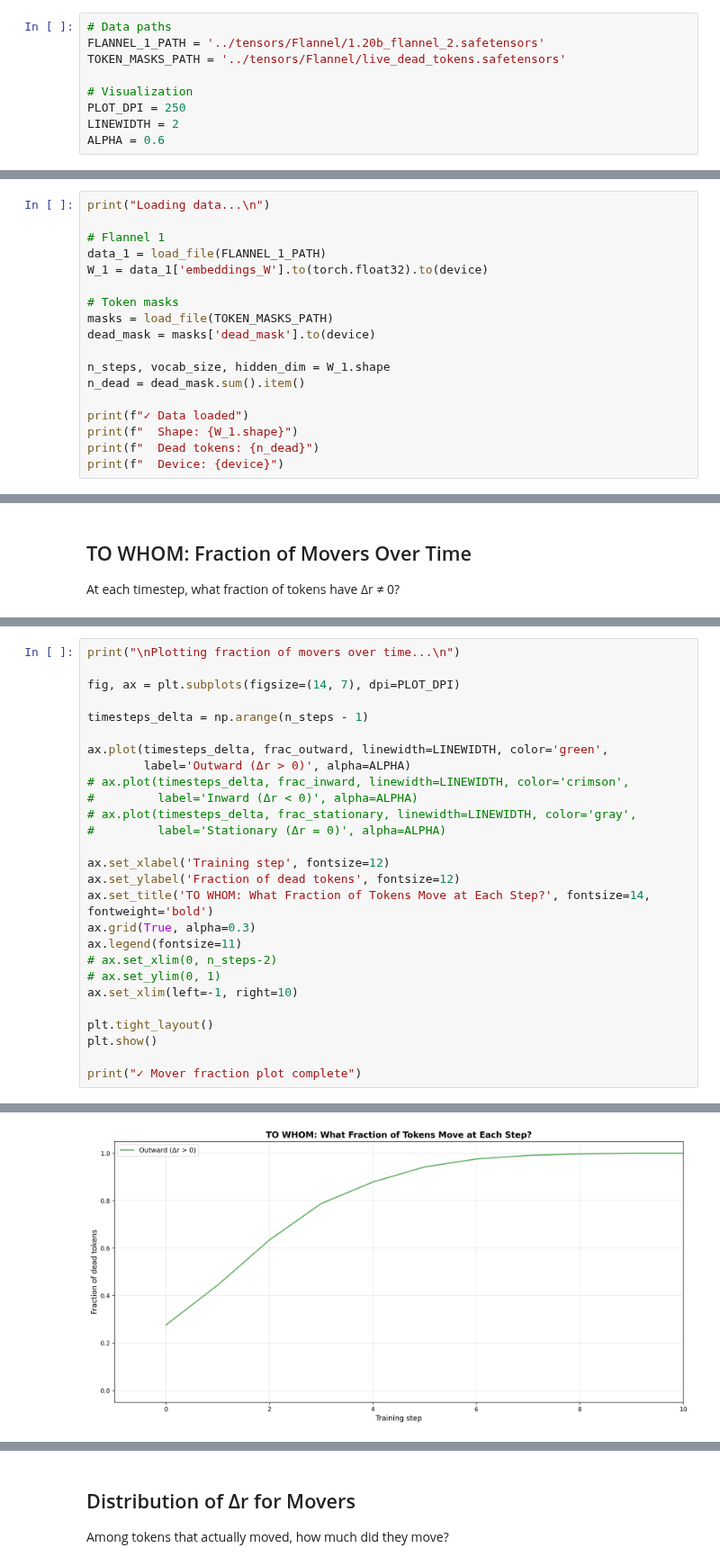
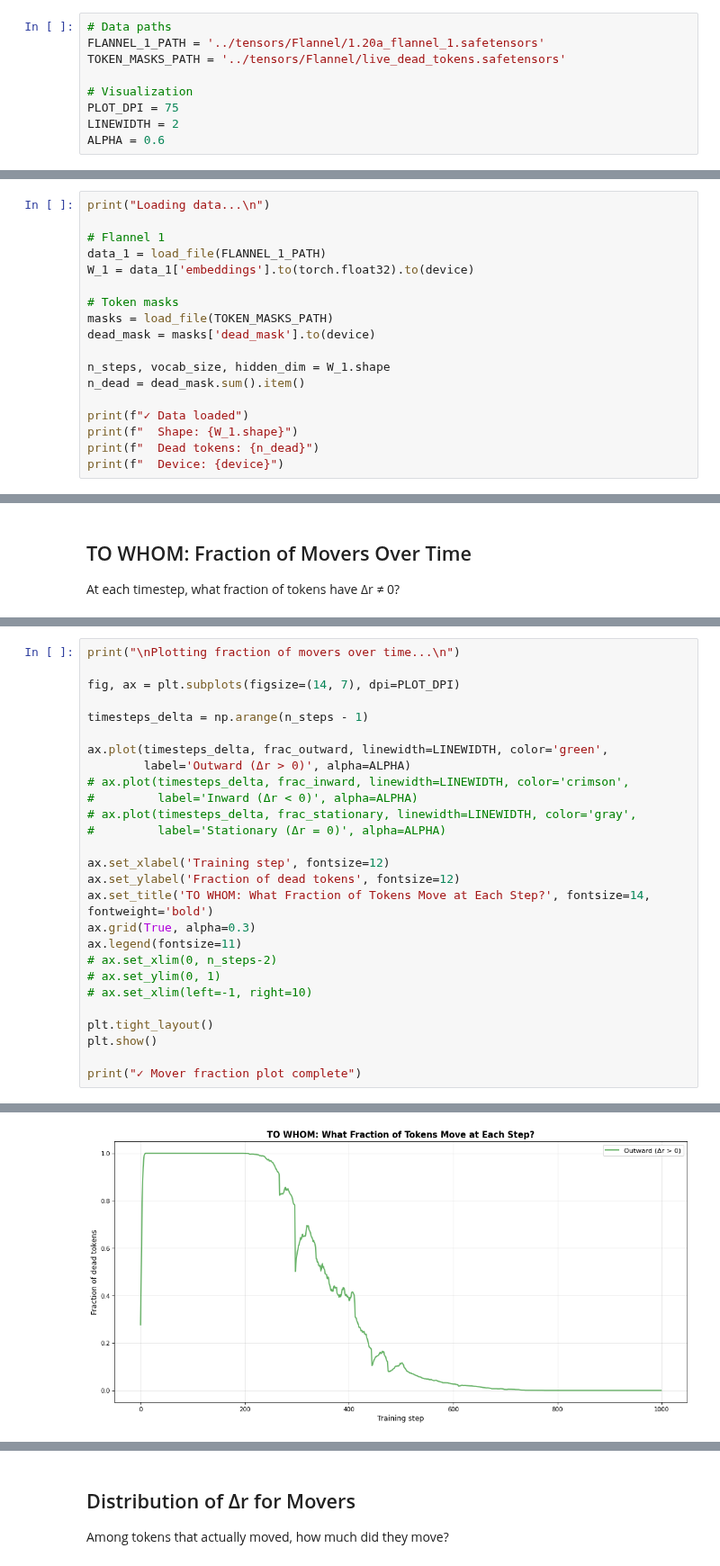
Before and after one commit to Embedding-Space/Azimuth_II, a Jupyter notebook: box_3/notebooks/1.22c_when_and_who.ipynb, the cells around one changed output, grey strips where cells are left out. Shown at 90% size. Drawn from its saved outputs; the diff is of its cells as text.

Commit message:
Flannel 4, on to Flannel 5! (The sneeze is real at 0.02!)

```diff
--- a/box_3/notebooks/1.22c_when_and_who.ipynb
+++ b/box_3/notebooks/1.22c_when_and_who.ipynb
@@ -27,11 +27,11 @@ From 1.22b, we know dead tokens have a strong outward bias (36.9% outward vs 0.3
 ## Parameters
 # %%
 # Data paths
-FLANNEL_1_PATH = '../tensors/Flannel/1.20b_flannel_2.safetensors'
+FLANNEL_1_PATH = '../tensors/Flannel/1.20a_flannel_1.safetensors'
 TOKEN_MASKS_PATH = '../tensors/Flannel/live_dead_tokens.safetensors'
 
 # Visualization
-PLOT_DPI = 250
+PLOT_DPI = 75
 LINEWIDTH = 2
 ALPHA = 0.6
 # %% [markdown]
@@ -66,7 +66,7 @@ print("Loading data...\n")
 
 # Flannel 1
 data_1 = load_file(FLANNEL_1_PATH)
-W_1 = data_1['embeddings_W'].to(torch.float32).to(device)
+W_1 = data_1['embeddings'].to(torch.float32).to(device)
 
 # Token masks
 masks = load_file(TOKEN_MASKS_PATH)
@@ -204,33 +204,33 @@ Computing fraction of movers...
 # %%
 print("\nPlotting fraction of movers over time...\n")
 
 fig, ax = plt.subplots(figsize=(14, 7), dpi=PLOT_DPI)
 
 timesteps_delta = np.arange(n_steps - 1)
 
 ax.plot(timesteps_delta, frac_outward, linewidth=LINEWIDTH, color='green',
         label='Outward (Δr > 0)', alpha=ALPHA)
 # ax.plot(timesteps_delta, frac_inward, linewidth=LINEWIDTH, color='crimson',
 #         label='Inward (Δr < 0)', alpha=ALPHA)
 # ax.plot(timesteps_delta, frac_stationary, linewidth=LINEWIDTH, color='gray',
 #         label='Stationary (Δr = 0)', alpha=ALPHA)
 
 ax.set_xlabel('Training step', fontsize=12)
 ax.set_ylabel('Fraction of dead tokens', fontsize=12)
 ax.set_title('TO WHOM: What Fraction of Tokens Move at Each Step?', fontsize=14, fontweight='bold')
 ax.grid(True, alpha=0.3)
 ax.legend(fontsize=11)
 # ax.set_xlim(0, n_steps-2)
 # ax.set_ylim(0, 1)
-ax.set_xlim(left=-1, right=10)
+# ax.set_xlim(left=-1, right=10)
 
 plt.tight_layout()
 plt.show()
 
 print("✓ Mover fraction plot complete")
 # %% [output]
 Plotting fraction of movers over time...
-[figure, old version]
+[figure, new version]
 ✓ Mover fraction plot complete
 # %% [markdown]
 ## Distribution of Δr for Movers
```
Also changed, not shown: parts of 8 cells of this notebook, 4 other files.
